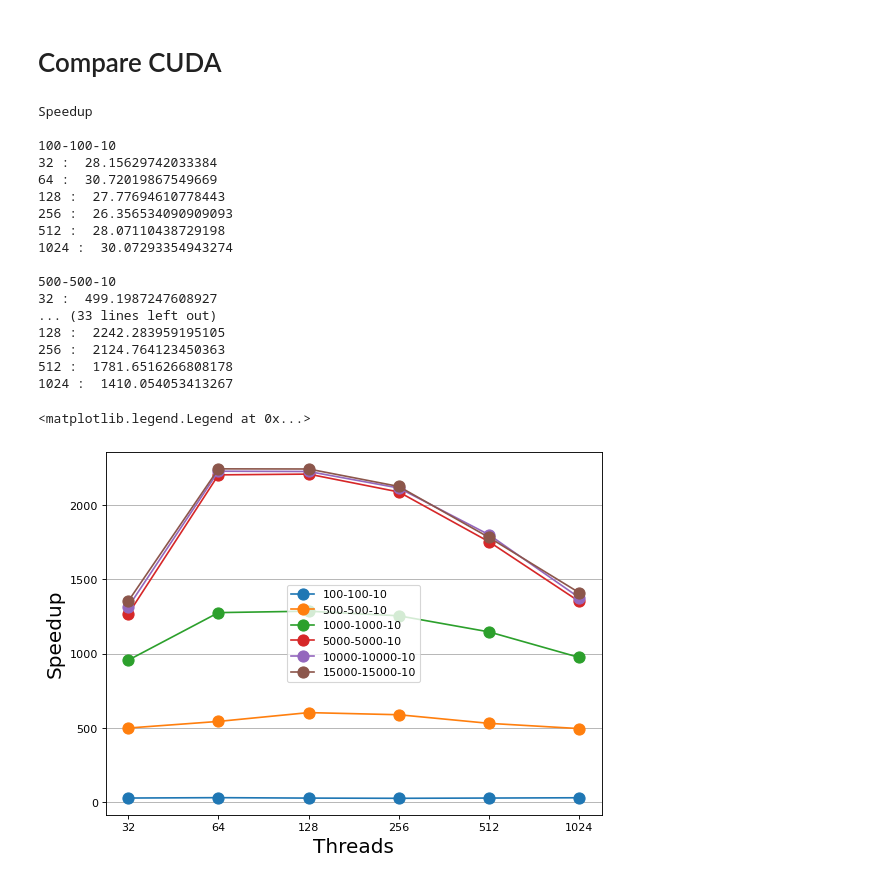
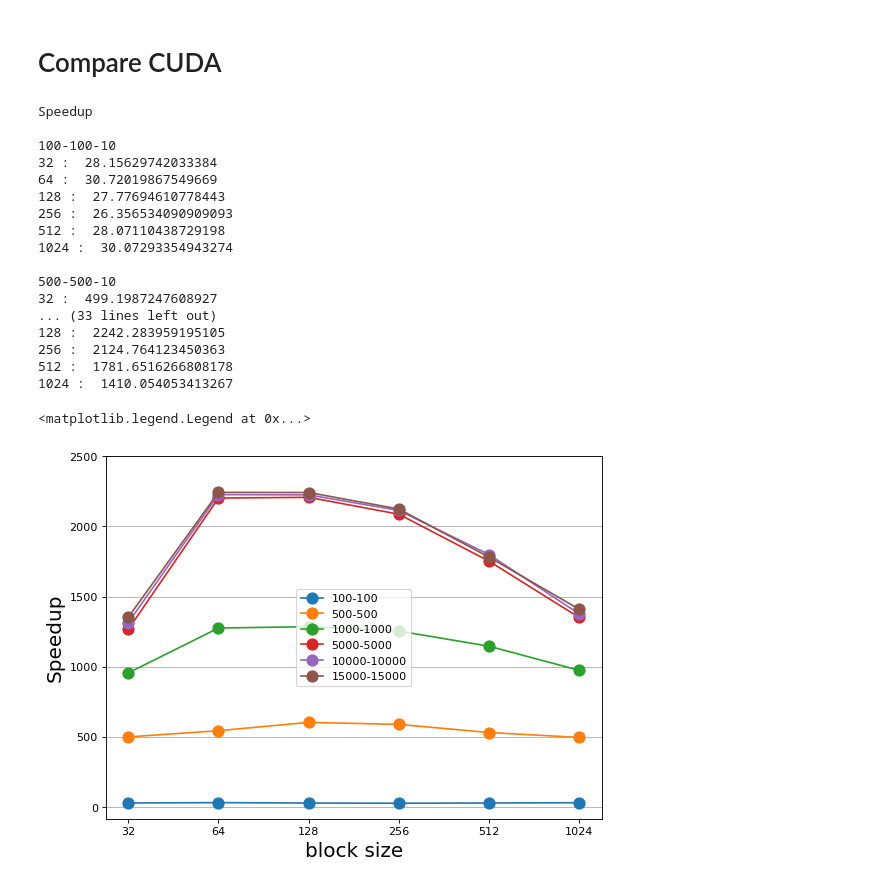
Before and after one commit to LazyRacc00n/HPC-project, a Jupyter notebook: CompareResults.ipynb, the cells around one changed output. Saved outputs shown, nothing was run; the diff lists cells and outputs as text; code cells hidden in the pictures.

Commit message:
Results

```diff
--- a/CompareResults.ipynb
+++ b/CompareResults.ipynb
@@ -21,3 +25,20 @@ for f in files:
 print(times_sequential)
 # %% [output]
 {'100-100-10': 18.555, '1000-1000-10': 1871.702, '10000-10000-10': 186158.108, '15000-15000-10': 416311.409, '500-500-10': 469.746, '5000-5000-10': 45914.281}
+# %%
+inputs = ["100-100-10", "500-500-10", "1000-1000-10", "5000-5000-10", "10000-10000-10" , "15000-15000-10"]
+
+
+files = list(glob.glob("Results_serial/*.csv"))
+files.sort(key = lambda x: x.split("-", 1)[0])
+
+times_sequential_not_optimized={}
+for f in files:
+
+    # only serial not optimized
+    if "vect" in f:
+        continue
+
+    csv = pd.read_csv(f, header=None, names=["Thread","Time"])
+    times_sequential_not_optimized[csv.iloc[0]["Thread"]] = csv.iloc[1]["Time"]
+print(times_sequential_not_optimized)
@@ -23,0 +47,9 @@ print(times_sequential)
+# %%
+print("Speedup")
+for key in inputs:
+
+    # compute speedup
+    speedup = times_sequential_not_optimized[key]/times_sequential[key]
+
+    print()
+    print(key, ": ",  speedup)
@@ -41,7 +87,7 @@ for key in inputs:
 
     # compute speedup
     speedup = times_sequential[key]/times_openmp[key]['Time'][1:].to_numpy()
-    plt.plot(times_openmp[key]['Thread'][1:], speedup, markersize=10, marker='o', label= key)
+    plt.plot(times_openmp[key]['Thread'][1:], speedup, markersize=10, marker='o', label= key[:-3])
 
     print()
     print(key)
@@ -89,7 +135,7 @@ for f in files:
 for key in inputs:
 
     # compute speedup
-    plt.plot(times_openmp[key]['Thread'][1:], times_openmp[key]['Time'][1:].to_numpy(), markersize=10, marker='o', label= key)
+    plt.plot(times_openmp[key]['Thread'][1:], times_openmp[key]['Time'][1:].to_numpy(), markersize=10, marker='o', label= key[:-3])
 
 plt.grid(axis='y')
 plt.xlabel('Threads', fontsize=18)
@@ -457,37 +503,39 @@ for key in inputs:
 
     # compute speedup
     speedup = times_sequential[key]/times_openmp[key]['Time'][1:].to_numpy()
-    plt.plot(times_openmp[key]['Thread'][1:], speedup, markersize=10, marker='o', label= key)
+    plt.plot(times_openmp[key]['Thread'][1:], speedup, markersize=10, marker='o', label= key[:-3])
 
     print()
     print(key)
     for threads, sd in zip(times_openmp[key]['Thread'][1:], speedup):
         print(threads, ": ",  sd)
 
 plt.grid(axis='y')
-plt.xlabel('Threads', fontsize=18)
+plt.ylim(ymax = 2500)
+
+plt.xlabel('block size', fontsize=18)
 plt.ylabel('Speedup', fontsize=18)
 plt.legend()
 # %% [output]
 Speedup
 
 100-100-10
 32 :  28.15629742033384
 64 :  30.72019867549669
 128 :  27.77694610778443
 256 :  26.356534090909093
 512 :  28.07110438729198
 1024 :  30.07293354943274
 
 500-500-10
 32 :  499.1987247608927
 ... (33 lines left out)
 128 :  2242.283959195105
 256 :  2124.764123450363
 512 :  1781.6516266808178
 1024 :  1410.054053413267
 <matplotlib.legend.Legend at 0x...>
-[figure, old version]
+[figure, new version]
 # %%
 folder = "CUDA"
 plt.figure(figsize=(8, 6), dpi=80)
```
Also changed, not shown: parts of 6 cells of this notebook.
